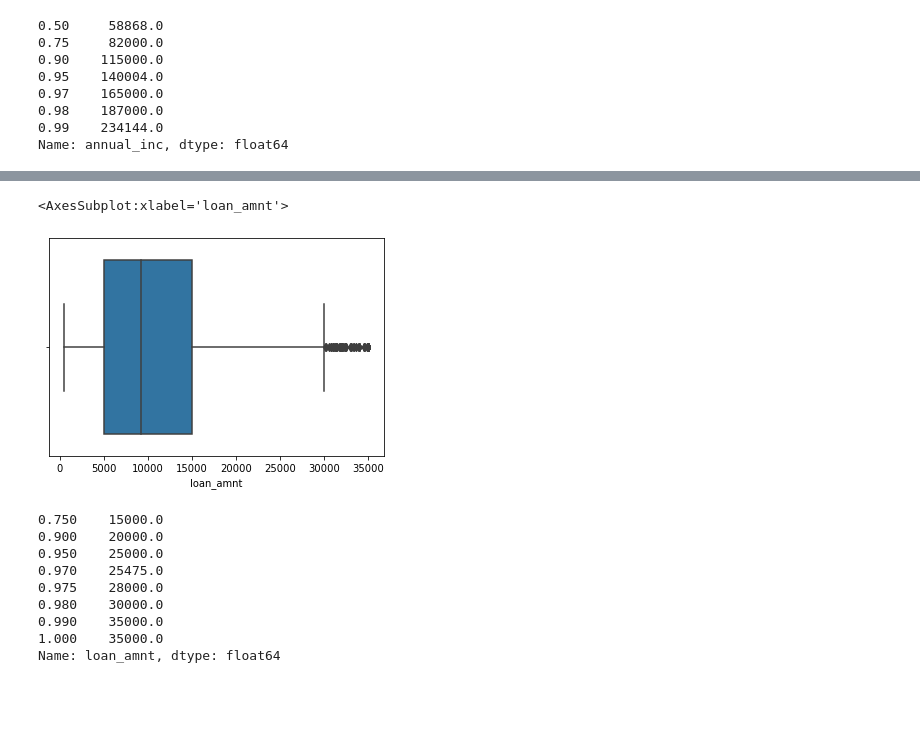
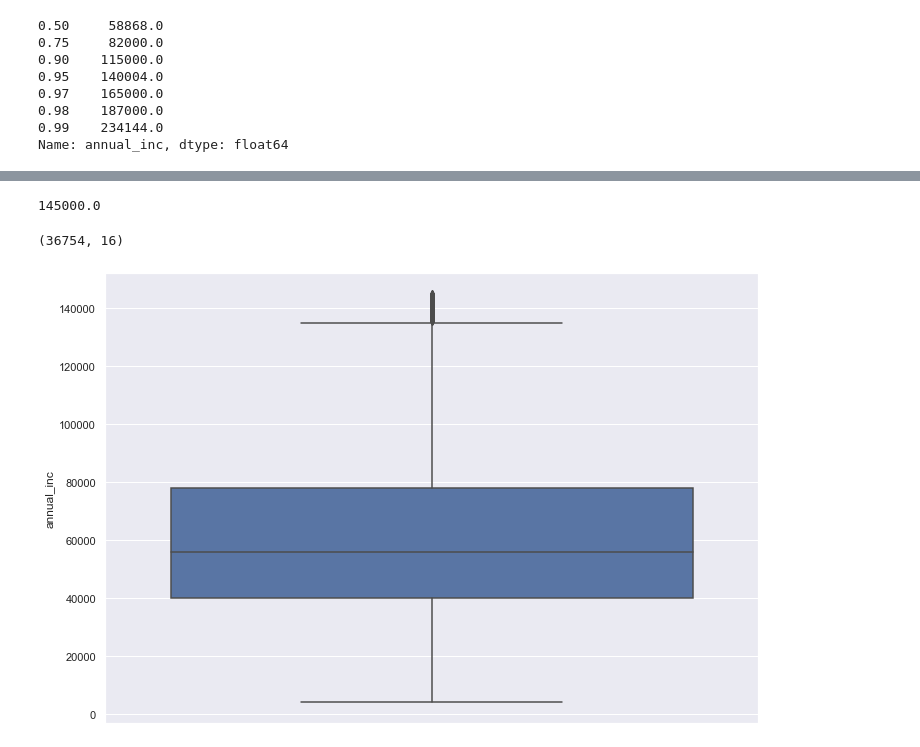
Before and after one commit to vishvmitra/LendingClubCaseStudy, a Jupyter notebook: Group_Facilitator_Vishvmitra_Belsare.ipynb, the cells around one changed output, grey strips where cells are left out. Drawn from its saved outputs; the diff is of its cells as text; code cells hidden in the pictures; blank space fills up the shorter version.

```diff
--- a/Group_Facilitator_Vishvmitra_Belsare.ipynb
+++ b/Group_Facilitator_Vishvmitra_Belsare.ipynb
@@ -279,18 +354,0 @@ sns.boxplot(final_loan_data.dti)
-# %%
-## Verify if loan_amnt has any outliers. Doesn't seem significant
-sns.boxplot(final_loan_data.loan_amnt)
-# %% [output]
-<AxesSubplot:xlabel='loan_amnt'>
-[figure, removed]
-# %%
-final_loan_data.loan_amnt.quantile([0.75,0.90,0.95,0.97,0.975, 0.98, 0.99, 1.0])
-# %% [output]
-0.750    15000.0
-0.900    20000.0
-0.950    25000.0
-0.970    25475.0
-0.975    28000.0
-0.980    30000.0
-0.990    35000.0
-1.000    35000.0
-Name: loan_amnt, dtype: float64
@@ -296,0 +359,17 @@ Name: loan_amnt, dtype: float64
+# %%
+## Upper threshold
+annual_income_upper_limit = Q3_annual_income + 1.5*IQR_annual_income
+annual_income_upper_limit
+# %% [output]
+145000.0
+# %%
+#get all records where annual income is less than maximum as per IQR
+final_loan_data = final_loan_data[final_loan_data['annual_inc'] < annual_income_upper_limit]
+final_loan_data.shape
+# %% [output]
+(36754, 16)
+# %%
+sns.boxplot(y=final_loan_data["annual_inc"])
+plt.show()
+# %% [output]
+[figure, added]
```
Also changed, not shown: parts of 135 cells of this notebook.
